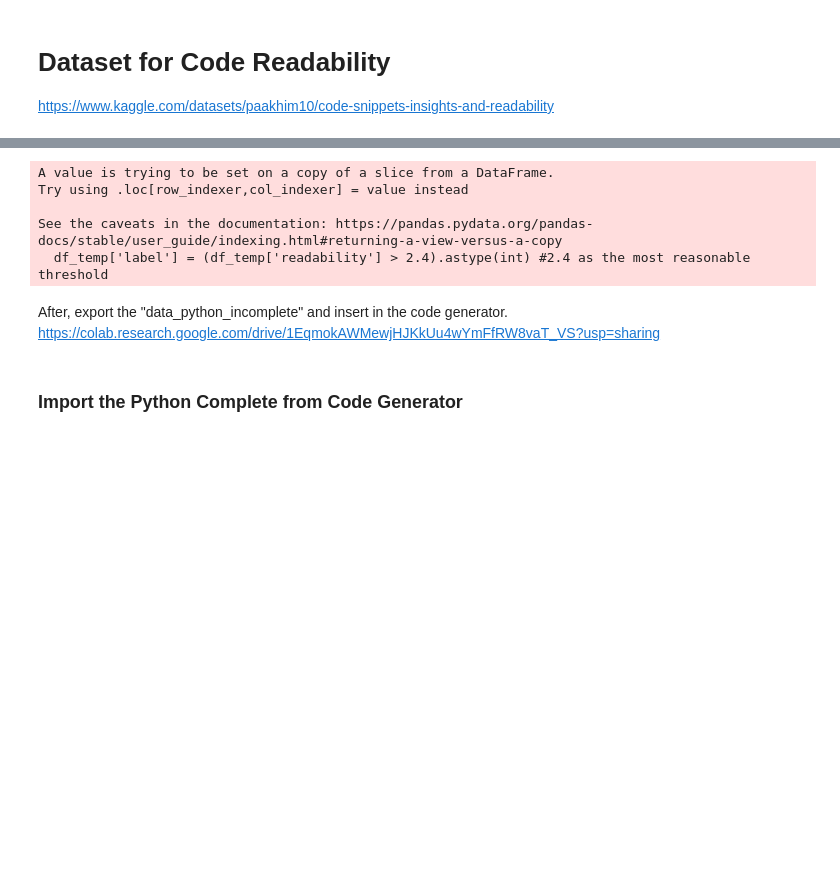
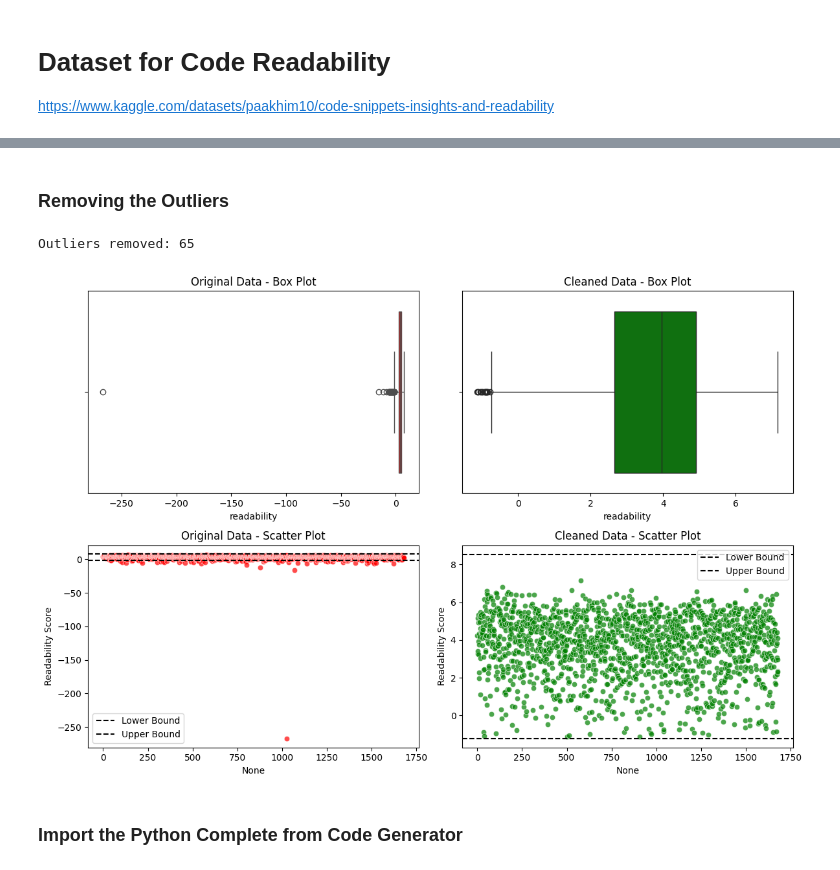
Before and after one commit to Brainardd/Code-Readability-Google-Colab, a Jupyter notebook: CodeReadabilityTest.ipynb, the cells around one changed output, grey strips where cells are left out. Saved outputs shown, nothing was run; the diff lists cells and outputs as text; code cells hidden in the pictures; blank space fills up the shorter version.

```diff
--- a/CodeReadabilityTest.ipynb
+++ b/CodeReadabilityTest.ipynb
@@ -53,6 +69,65 @@ https://www.kaggle.com/datasets/paakhim10/code-snippets-insights-and-readability
+# %% [markdown]
+### Removing the Outliers
+# %%
+import pandas as pd
+import matplotlib.pyplot as plt
+import seaborn as sns
+
+# Load dataset
+df_temp = pd.read_csv('data_python.csv')
+
+# Calculate IQR
+Q1 = df_temp['readability'].quantile(0.25)
+Q3 = df_temp['readability'].quantile(0.75)
+IQR = Q3 - Q1
+
+# Define outlier bounds
+lower_bound = Q1 - 1.5 * IQR
+upper_bound = Q3 + 1.5 * IQR
+
+# Remove outliers
+df_clean = df_temp[(df_temp['readability'] >= lower_bound) & (df_temp['readability'] <= upper_bound)]
+
+# Count and print removed outliers
+num_outliers = len(df_temp) - len(df_clean)
+print(f"Outliers removed: {num_outliers}")
+
+# Plot comparison
+fig, axes = plt.subplots(2, 2, figsize=(12, 8))
+
+# Original Box Plot
+sns.boxplot(x=df_temp['readability'], ax=axes[0, 0], color="red")
+axes[0, 0].set_title("Original Data - Box Plot")
+
+# Cleaned Box Plot
+sns.boxplot(x=df_clean['readability'], ax=axes[0, 1], color="green")
+axes[0, 1].set_title("Cleaned Data - Box Plot")
+
+# Original Scatter Plot
+sns.scatterplot(x=df_temp.index, y=df_temp['readability'], ax=axes[1, 0], color="red", alpha=0.7)
+axes[1, 0].set_title("Original Data - Scatter Plot")
+axes[1, 0].set_ylabel("Readability Score")
+axes[1, 0].axhline(y=lower_bound, color='black', linestyle='--', label="Lower Bound")
+axes[1, 0].axhline(y=upper_bound, color='black', linestyle='--', label="Upper Bound")
+axes[1, 0].legend()
+
+# Cleaned Scatter Plot
+sns.scatterplot(x=df_clean.index, y=df_clean['readability'], ax=axes[1, 1], color="green", alpha=0.7)
+axes[1, 1].set_title("Cleaned Data - Scatter Plot")
+axes[1, 1].set_ylabel("Readability Score")
+axes[1, 1].axhline(y=lower_bound, color='black', linestyle='--', label="Lower Bound")
+axes[1, 1].axhline(y=upper_bound, color='black', linestyle='--', label="Upper Bound")
+axes[1, 1].legend()
+
+# Adjust layout
+plt.tight_layout()
+plt.show()
+# %% [output]
+Outliers removed: 65
+[figure, added]
 # %%
 # load original dataset that was gathered for Phaaki
-df_temp = pd.read_csv('data_python.csv')
+df_temp = pd.read_csv('data_python_cleaned.csv')
 
 # remove other non-needed columns
 df_temp = df_temp[['python_solutions', 'readability']]
@@ -70,15 +145,6 @@ labels = df_temp['label'].values
 # export incomplete data for code generating
 fixed_file_path = "data_python_incomplete.csv"
 df_temp.to_csv(fixed_file_path, index=False)
-# %% [output]
-A value is trying to be set on a copy of a slice from a DataFrame.
-Try using .loc[row_indexer,col_indexer] = value instead
-
-See the caveats in the documentation: https://pandas.pydata.org/pandas-docs/stable/user_guide/indexing.html#returning-a-view-versus-a-copy
-  df_temp['label'] = (df_temp['readability'] > 2.4).astype(int) #2.4 as the most reasonable threshold
-# %% [markdown]
-After, export the "data_python_incomplete" and insert in the code generator.
-https://colab.research.google.com/drive/1EqmokAWMewjHJKkUu4wYmFfRW8vaT_VS?usp=sharing
 # %% [markdown]
 ### Import the Python Complete from Code Generator
 # %%
```
Also changed, not shown: parts of 17 cells of this notebook.
